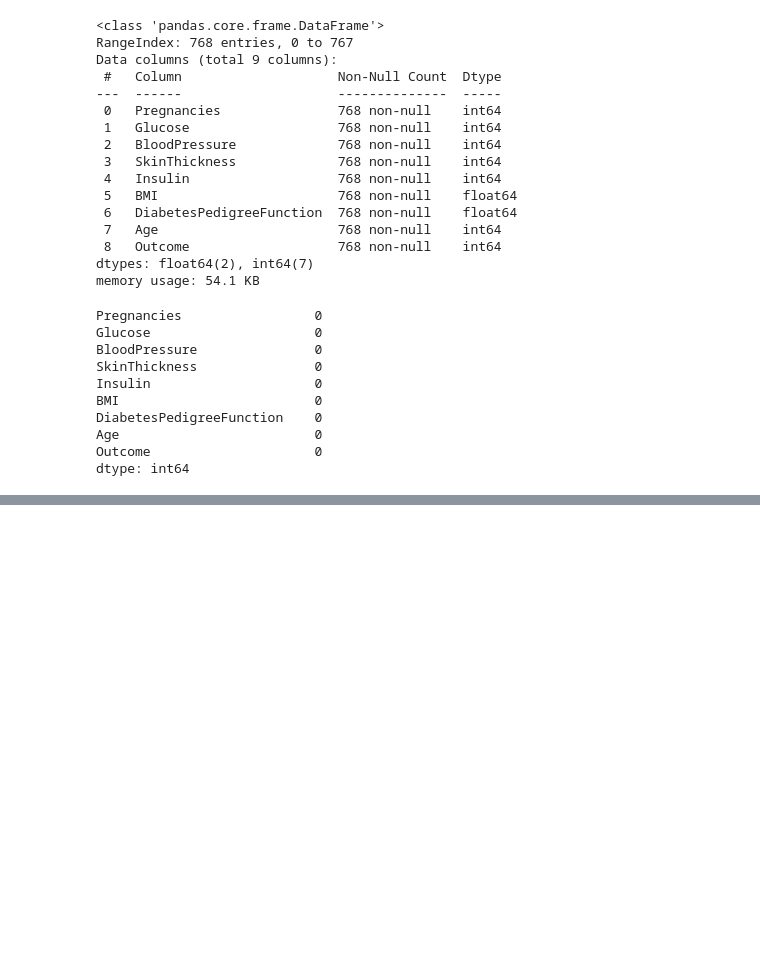
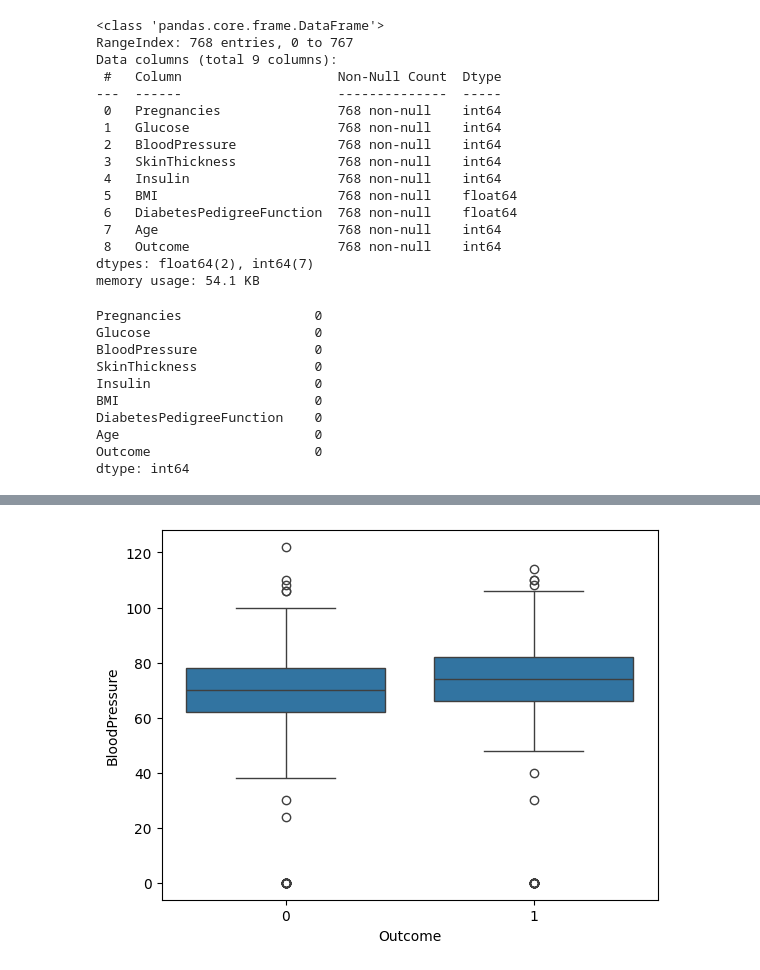
Before and after one commit to priyanshjain117/ML-Projects-Practice, a Jupyter notebook: Diabetes Prediction/data_preprocessing.ipynb, the cells around one changed output, grey strips where cells are left out. Drawn from its saved outputs; the diff is of its cells as text; code cells hidden in the pictures; blank space fills up the shorter version.

```diff
--- a/Diabetes Prediction/data_preprocessing.ipynb
+++ b/Diabetes Prediction/data_preprocessing.ipynb
@@ -48,0 +81,5 @@ dtype: int64
+# %%
+sns.boxplot(x='Outcome', y='BloodPressure', data=df)
+plt.show()
+# %% [output]
+[figure, added]
```
Also changed, not shown: parts of 16 cells of this notebook.
